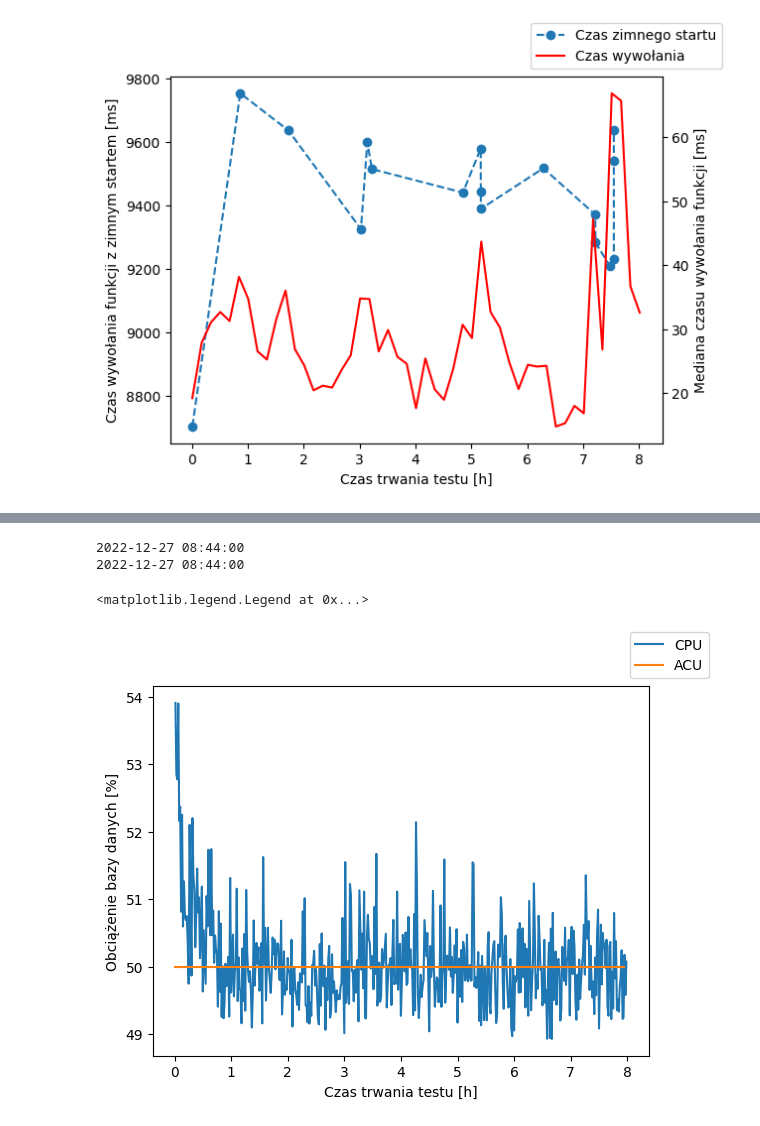
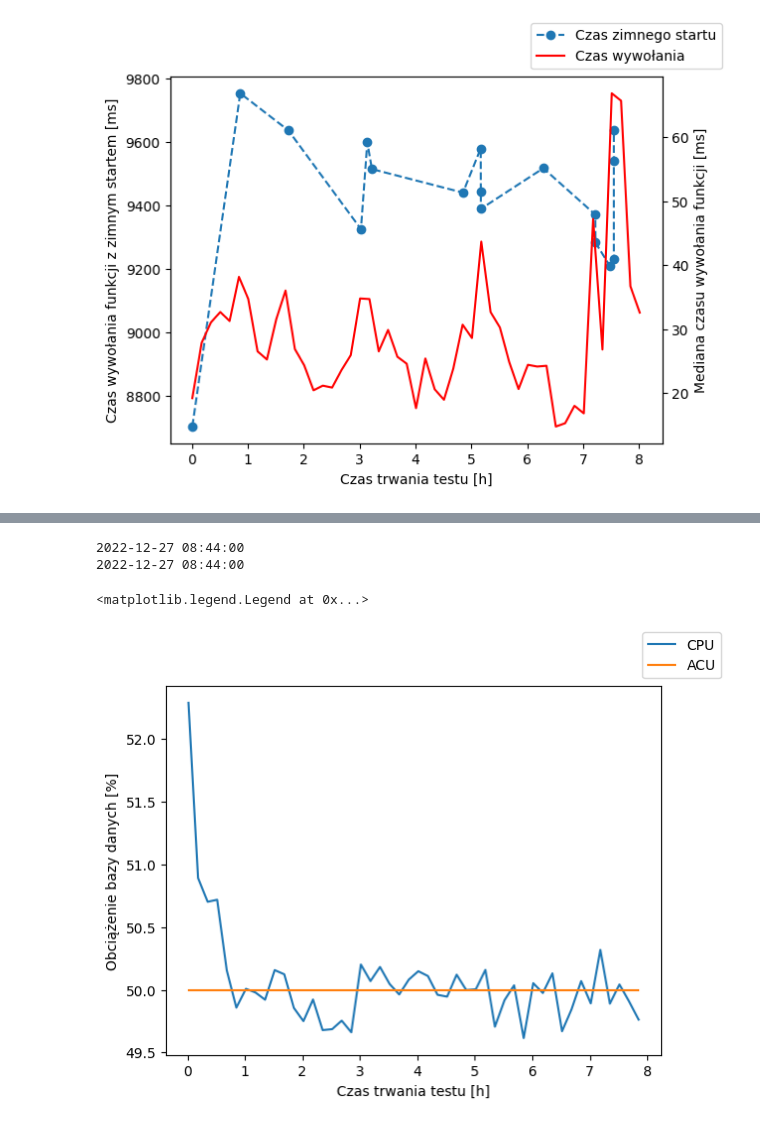
Before and after one commit to moreno-models/api, a Jupyter notebook: analysis/steady_cloudwatch.ipynb, the cells around one changed output, grey strips where cells are left out. Drawn from its saved outputs; the diff is of its cells as text; code cells hidden in the pictures.

```diff
--- a/analysis/steady_cloudwatch.ipynb
+++ b/analysis/steady_cloudwatch.ipynb
@@ -187,18 +192,20 @@ Text(0, 0.5, 'Liczba połączeń do bazy danych')
 # %%
 aurora_cpu = load_cloudwatch(f"{prefix}/aurora/cpu.csv")
+aurora_cpu = aurora_cpu.resample('10T').mean(numeric_only=True)
 aurora_cpu = aurora_cpu[aurora_cpu.index < test_duration]
 
 aurora_acu = load_cloudwatch(f"{prefix}/aurora/acu.csv")
+aurora_acu = aurora_acu.resample('10T').mean(numeric_only=True)
 aurora_acu = aurora_acu[aurora_acu.index < test_duration]
 
 
 fig, ax = start_plot()
 ax.plot(human_delta(aurora_cpu.index), aurora_cpu['cpu'], label='CPU')
 ax.plot(human_delta(aurora_acu.index), aurora_acu['acu'], label='ACU')
 ax.set_ylabel('Obciążenie bazy danych [%]')
 fig.legend()
 # %% [output]
 2022-12-27 08:44:00
 2022-12-27 08:44:00
 <matplotlib.legend.Legend at 0x...>
-[figure, old version]
+[figure, new version]
```
Also changed, not shown: parts of 1 cell of this notebook, 2 other files.
